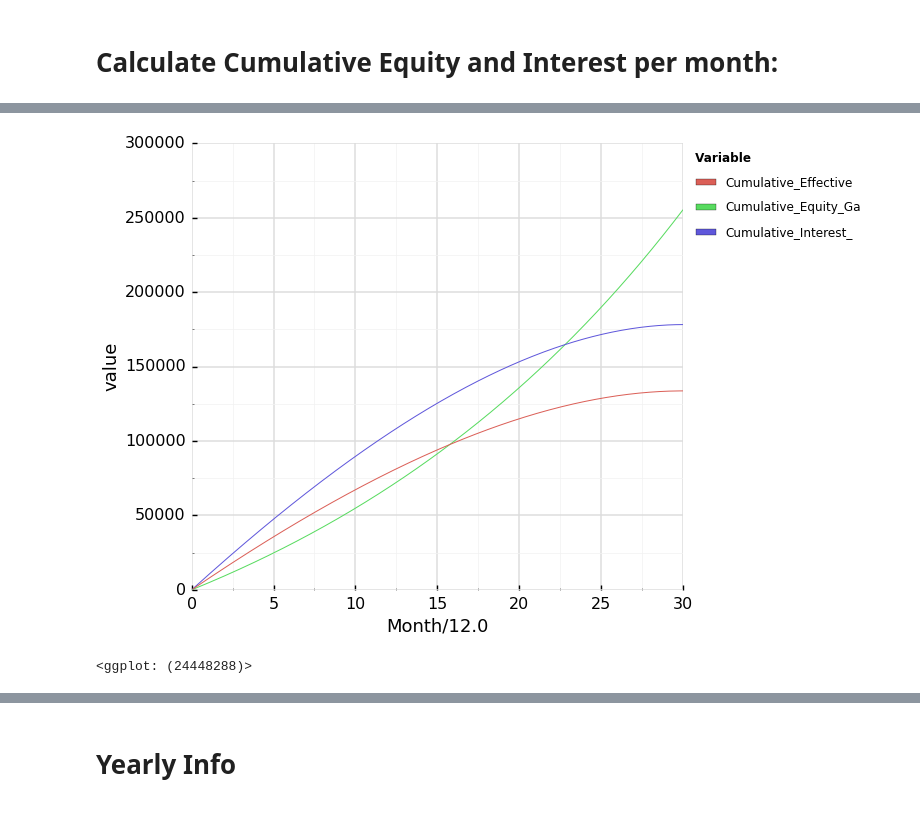
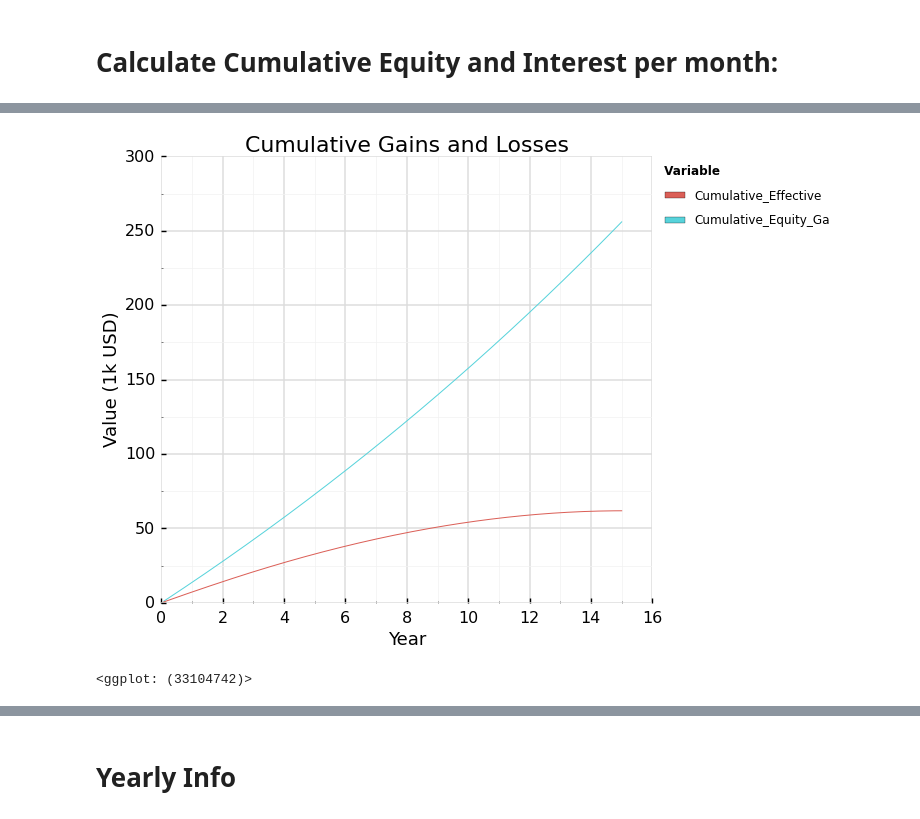
Before and after one commit to vdknguyen/Real_Estate, a Jupyter notebook: mortgage_calculator.ipynb, the cells around one changed output, grey strips where cells are left out. Saved outputs shown, nothing was run; the diff lists cells and outputs as text; code cells hidden in the pictures.

```diff
--- a/mortgage_calculator.ipynb
+++ b/mortgage_calculator.ipynb
@@ -42,18 +65,22 @@ month_list = range(1,n+1)
 for month in month_list:
     mortgage_month = pd.DataFrame()
     mortgage_month['Month'] = [month]
-    mortgage_month['Loan_Before_Payment'] = np.round(loan)
+    mortgage_month['Loan_Before_Payment'] = loan
     loan = loan * (1+ monthly_interest) - p
-    mortgage_month['Loan_After_Payment'] = np.round(loan)
+    mortgage_month['Loan_After_Payment'] = loan
     mortgage_month['Equity_Gain'] = mortgage_month['Loan_Before_Payment'] - mortgage_month['Loan_After_Payment']
     mortgage = pd.concat([mortgage,mortgage_month])
-mortgage['Interest_Paid'] = np.round(p - mortgage['Equity_Gain'])
-mortgage['Tax_Savings'] = np.round(mortgage['Interest_Paid'] * marginal_tax_rate)
-mortgage['Effective_Interest_Paid'] = np.round(mortgage['Interest_Paid'] * (1-marginal_tax_rate))
+mortgage['Interest_Paid'] = p - mortgage['Equity_Gain']
+#mortgage['Tax_Savings'] = np.round(mortgage['Interest_Paid'] * marginal_tax_rate)
+#mortgage['Effective_Interest_Paid'] = np.round(mortgage['Interest_Paid'] * (1-marginal_tax_rate))
+mortgage['Year'] = np.ceil(mortgage['Month']/12.0)
+mortgage['Expected_Tax_Return'] = (expected_deduction/12.0 + expected_deduction_yearly_increase * mortgage['Year']/12.0) * (marginal_tax_rate)
+mortgage['Effective_Interest_Paid'] = mortgage['Interest_Paid'] * (1-marginal_tax_rate) + mortgage['Expected_Tax_Return']
+mortgage['Effective_Interest_Paid'] = mortgage[['Interest_Paid','Effective_Interest_Paid']].min(axis = 1)
 mortgage['Cumulative_Equity_Gain'] = mortgage['Equity_Gain'].cumsum()
-mortgage['Cumulative_Interest_Paid'] = mortgage['Interest_Paid'].cumsum()
+#mortgage['Cumulative_Interest_Paid'] = mortgage['Interest_Paid'].cumsum()
 mortgage['Cumulative_Effective_Interest_Paid'] = mortgage['Effective_Interest_Paid'].cumsum()
-mortgage['Year'] = np.ceil(mortgage['Month']/12.0)
-mortgage['Total_Equity_With_Appreciation'] = np.round(mortgage['Cumulative_Equity_Gain'] * (1 + yearly_house_appreciation)**mortgage['Year'])
+#mortgage['Total_Equity_With_Appreciation'] = np.round(mortgage['Cumulative_Equity_Gain'] * (1 + yearly_house_appreciation)**mortgage['Year'])
+mortgage['Total_Equity_With_Appreciation'] = (mortgage['Cumulative_Equity_Gain'] + down_payment * price) * (1 + yearly_house_appreciation)**mortgage['Year']
 mortgage.set_index([range(len(mortgage))], inplace = True)
-mortgage
+#mortgage.head(200)
@@ -81,7 +87,11 @@ plot_data = pd.melt(mortgage[['Month','Cumulative_Equity_Gain','Cumulative_Effec
 # %%
-ggplot(aes(x = 'Month/12.0', y = 'value', color = 'variable'), data = plot_data)\
+plot_data = pd.melt(mortgage[['Month','Cumulative_Equity_Gain','Cumulative_Effective_Interest_Paid']], id_vars = ['Month'], value_vars = ['Cumulative_Equity_Gain','Cumulative_Effective_Interest_Paid'])
+ggplot(aes(x = 'Month/12.0', y = 'value/1000', color = 'variable'), data = plot_data)\
 + geom_line()\
-+ theme_seaborn(context = 'poster')
++ theme_seaborn(context = 'poster')\
++ xlab('Year')\
++ ylab('Value (1k USD)')\
++ ggtitle('Cumulative Gains and Losses')
 # %% [output]
-[figure, old version]
+[figure, new version]
-<ggplot: (24448288)>
+<ggplot: (33104742)>
```
Also changed, not shown: parts of 19 cells of this notebook.
